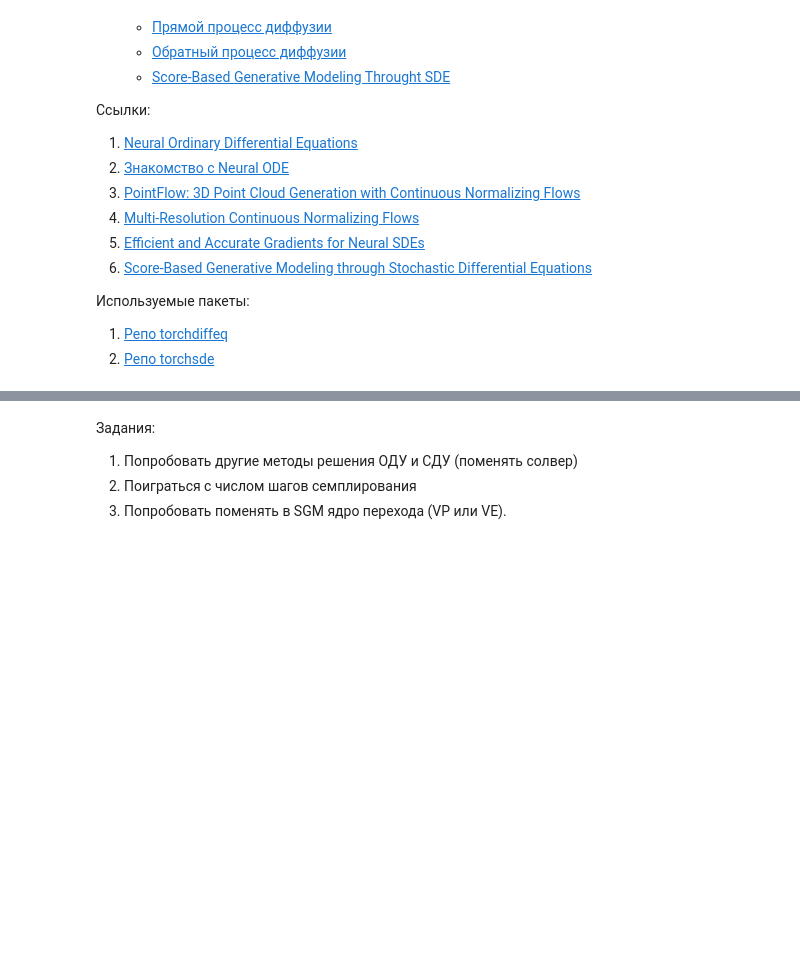
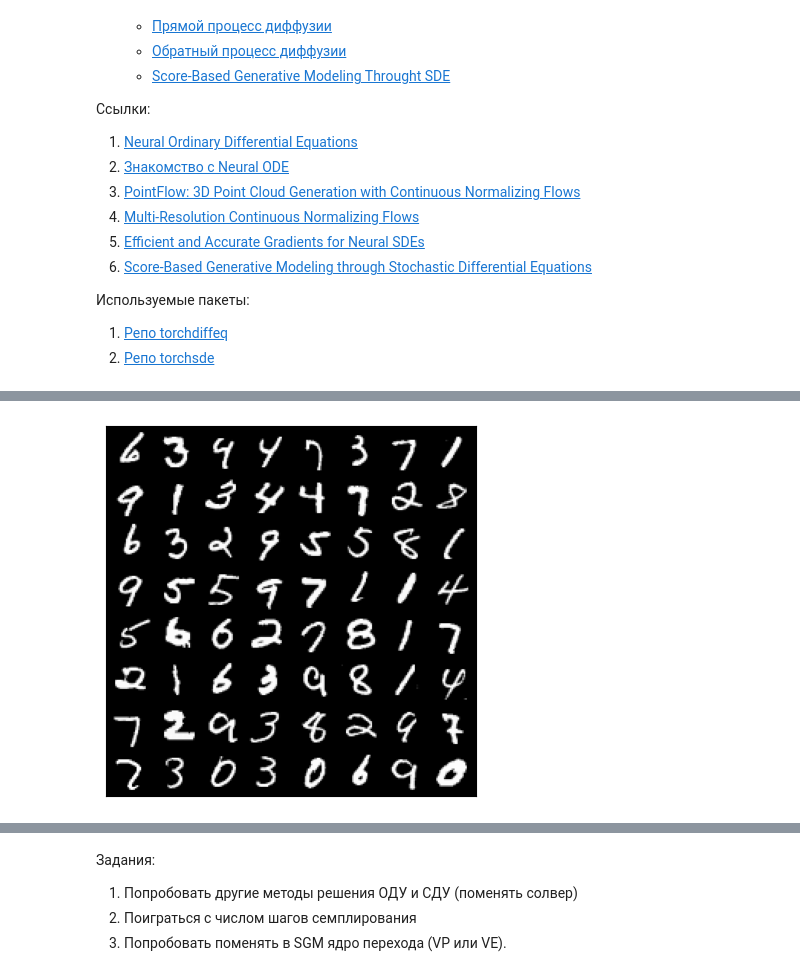
Before and after one commit to sswt/dive2gai, a Jupyter notebook: unit12/ContiniousGenerativeModels.ipynb, the cells around one changed output, grey strips where cells are left out. Cells and saved outputs as stored; diff of their text form; code cells hidden in the pictures; blank space fills up the shorter version.

Commit message:
update con_ddpm

```diff
--- a/unit12/ContiniousGenerativeModels.ipynb
+++ b/unit12/ContiniousGenerativeModels.ipynb
@@ -293,6 +314,7 @@ plot_flow(func, num_timestemps=60, name='simple_cnf_ode')
 class CNF(nn.Module):
     """Adapted from the NumPy implementation at:
     https://gist.github.com/rtqichen/91924063aa4cc95e7ef30b3a5491cc52
+    Source: https://github.com/rtqichen/torchdiffeq/blob/master/examples/cnf.py
     """
     def __init__(self, in_out_dim, hidden_dim, width):
         super().__init__()
@@ -325,6 +347,7 @@ class CNF(nn.Module):
 def trace_df_dz(f, z):
     """Calculates the trace of the Jacobian df/dz.
     Stolen from: https://github.com/rtqichen/ffjord/blob/master/lib/layers/odefunc.py#L13
+    Source: https://github.com/rtqichen/torchdiffeq/blob/master/examples/cnf.py
     """
     sum_diag = 0.
     for i in range(z.shape[1]):
@@ -338,6 +361,8 @@ class HyperNetwork(nn.Module):
 
     Adapted from the NumPy implementation at:
     https://gist.github.com/rtqichen/91924063aa4cc95e7ef30b3a5491cc52
+    Source: https://github.com/rtqichen/torchdiffeq/blob/master/examples/cnf.py
+    HyperNetwork: https://arxiv.org/pdf/1609.09106.pdf
     """
     def __init__(self, in_out_dim, hidden_dim, width):
         super().__init__()
@@ -500,13 +512,16 @@ from torchdiffeq import odeint
 alpha=0.95
 
 def dequantize(x, nvals=256):
-        """[0, 1] -> [0, nvals] -> add uniform noise -> [0, 1]"""
+        """[0, 1] -> [0, nvals] -> add uniform noise -> [0, 1]
+        Source: https://github.com/google-research/torchsde/blob/master/examples/cont_ddpm.py
+        """
         noise = x.new().resize_as_(x).uniform_()
         x = x * (nvals - 1) + noise
         x = x / nvals
         return x
 
 def postprocess(x, alpha=0.95, clamp=True):
+    """Source: https://github.com/google-research/torchsde/blob/master/examples/cont_ddpm.py"""
     x = (x.sigmoid() - alpha) / (1 - 2 * alpha)
     return x.clamp(min=0., max=1.) if clamp else x
 
@@ -519,9 +534,14 @@ transform = Compose([
 
 mnist = MNIST('../data/', download=True, transform=transform)
 # train, _ = torch.utils.data.random_split(mnist, [10000, 50000])
-train = DataLoader(mnist, batch_size=128, shuffle=True, drop_last=True)
+train = DataLoader(mnist, batch_size=256, shuffle=True, drop_last=True)
-# %%
-device = torch.device('cuda' if torch.cuda.is_available() else 'cpu')
-sample = next(iter(train))[0].to(device)
+# %%
+sample = next(iter(train))[0].to(device)
+plt.imshow(ToPILImage()(make_grid(postprocess(sample[:64]))))
+plt.xticks([])
+plt.yticks([])
+plt.show()
+# %% [output]
+[figure, added]
 # %%
 class ScoreMatching(nn.Module):
```
Also changed, not shown: parts of 26 cells of this notebook.
